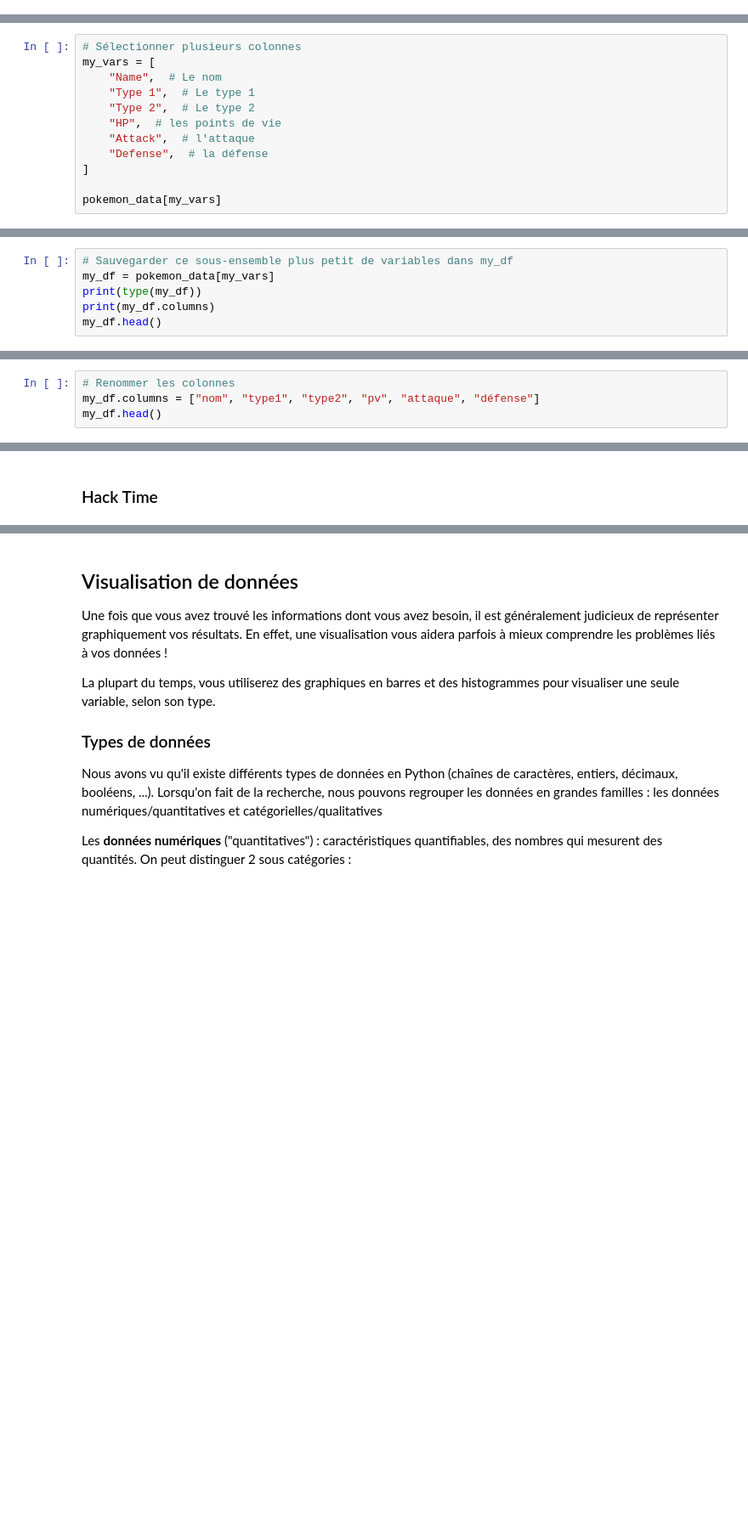
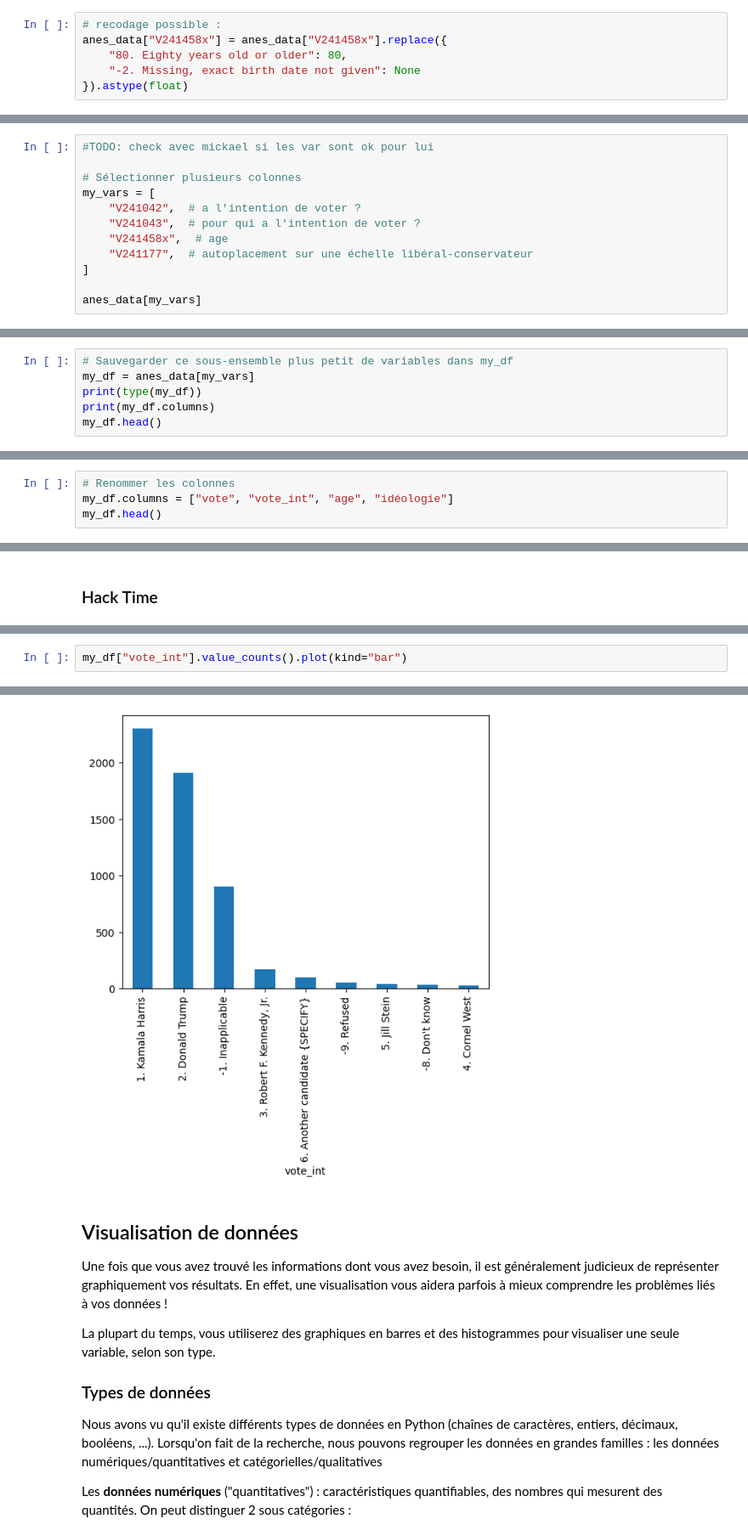
Before and after one commit to SciencesPoBordeaux/data-viz, a Jupyter notebook: notebooks/03-exploration-donnees-colonnes.ipynb, the cells around one changed output, grey strips where cells are left out. Shown at 85% size. Drawn from its saved outputs; the diff is of its cells as text; blank space fills up the shorter version.

Commit message:
premier jet de traduction et passage ANES 2024. Revoir avec Mickael pour l'enjeu du précodage des variables quanti

```diff
--- a/notebooks/03-exploration-donnees-colonnes.ipynb
+++ b/notebooks/03-exploration-donnees-colonnes.ipynb
@@ -24,0 +63,6 @@ pokemon_data = pd.read_csv(data_url)
+# %%
+# recodage possible :
+anes_data["V241458x"] = anes_data["V241458x"].replace({
+    "80. Eighty years old or older": 80,
+    "-2. Missing, exact birth date not given": None
+}).astype(float)
@@ -95,14 +196,14 @@ type(type_1)
 # %% [markdown]
 Supposons que vous souhaitiez également savoir pour qui les gens ont l'intention de voter en fonction de leur âge et de leur idéologie ? Dans ce cas, vous pourriez avoir besoin de sélectionner plusieurs variables.
 # %%
+#TODO: check avec mickael si les var sont ok pour lui
+
 # Sélectionner plusieurs colonnes
 my_vars = [
-    "Name",  # Le nom
-    "Type 1",  # Le type 1
-    "Type 2",  # Le type 2
-    "HP",  # les points de vie
-    "Attack",  # l'attaque
-    "Defense",  # la défense
+    "V241042",  # a l'intention de voter ?
+    "V241043",  # pour qui a l'intention de voter ?
+    "V241458x",  # age
+    "V241177",  # autoplacement sur une échelle libéral-conservateur
 ]
 
-pokemon_data[my_vars]
+anes_data[my_vars]
@@ -109,6 +224,6 @@ pokemon_data[my_vars]
 # %%
 # Sauvegarder ce sous-ensemble plus petit de variables dans my_df
-my_df = pokemon_data[my_vars]
+my_df = anes_data[my_vars]
 print(type(my_df))
 print(my_df.columns)
 my_df.head()
@@ -119,4 +241,4 @@ Renomons nos colones en français
 # %%
 # Renommer les colonnes
-my_df.columns = ["nom", "type1", "type2", "pv", "attaque", "défense"]
+my_df.columns = ["vote", "vote_int", "age", "idéologie"]
 my_df.head()
@@ -152,0 +319,3 @@ my_results.round(1)
+# %%
+my_df["vote_int"].value_counts().plot(kind="bar")
+# %% [output]
@@ -153,3 +323,4 @@ my_results.round(1)
+[figure, added]
 # %% [markdown]
 ## Visualisation de données
 
```
Also changed, not shown: parts of 47 cells of this notebook.
